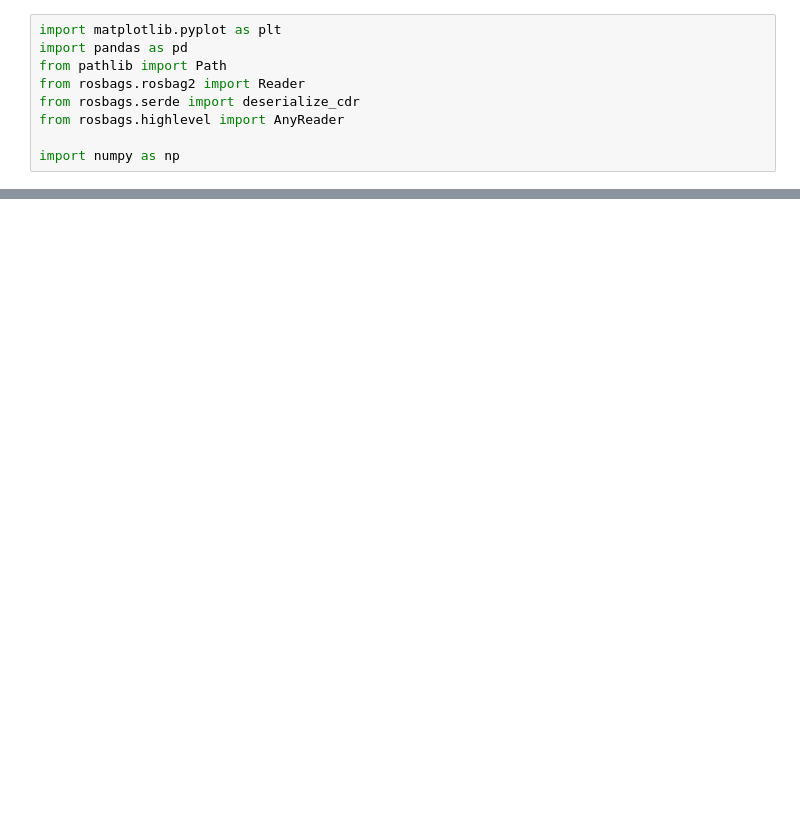
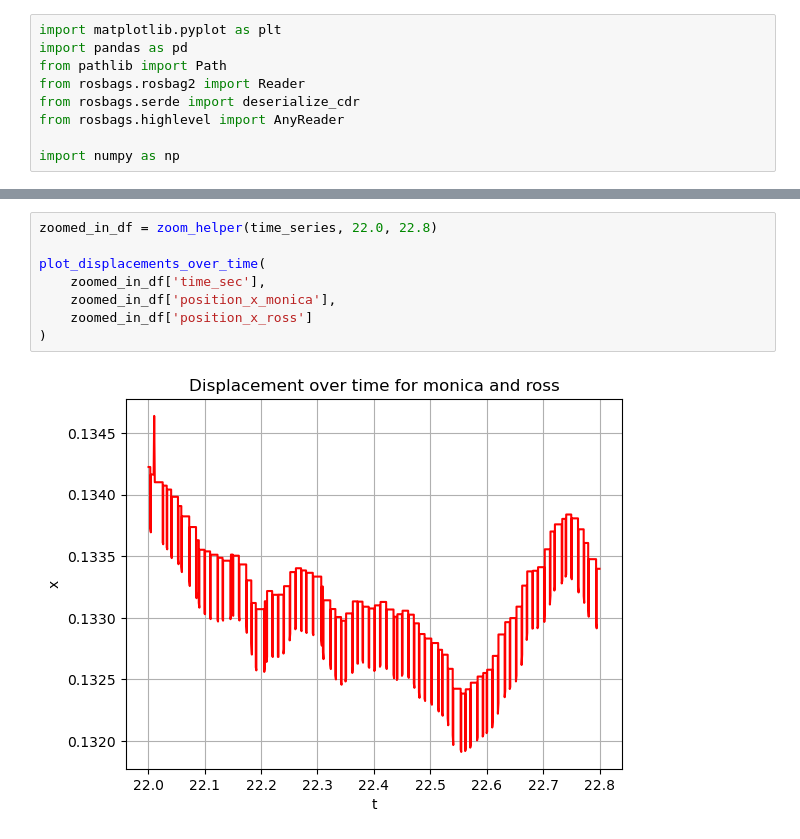
Before and after one commit to BCLab-UNM/MARIAM, a Jupyter notebook: analysis/vicon_experiments/vicon_experiments.ipynb, the cells around one changed output, grey strips where cells are left out. Cells and saved outputs as stored; diff of their text form; blank space fills up the shorter version.

```diff
--- a/analysis/vicon_experiments/vicon_experiments.ipynb
+++ b/analysis/vicon_experiments/vicon_experiments.ipynb
@@ -280,0 +315,10 @@ ross_poses[
+# %%
+zoomed_in_df = zoom_helper(time_series, 22.0, 22.8)
+
+plot_displacements_over_time(
+    zoomed_in_df['time_sec'],
+    zoomed_in_df['position_x_monica'],
+    zoomed_in_df['position_x_ross']
+)
+# %% [output]
+[figure, added]
```
Also changed, not shown: parts of 16 cells of this notebook.
